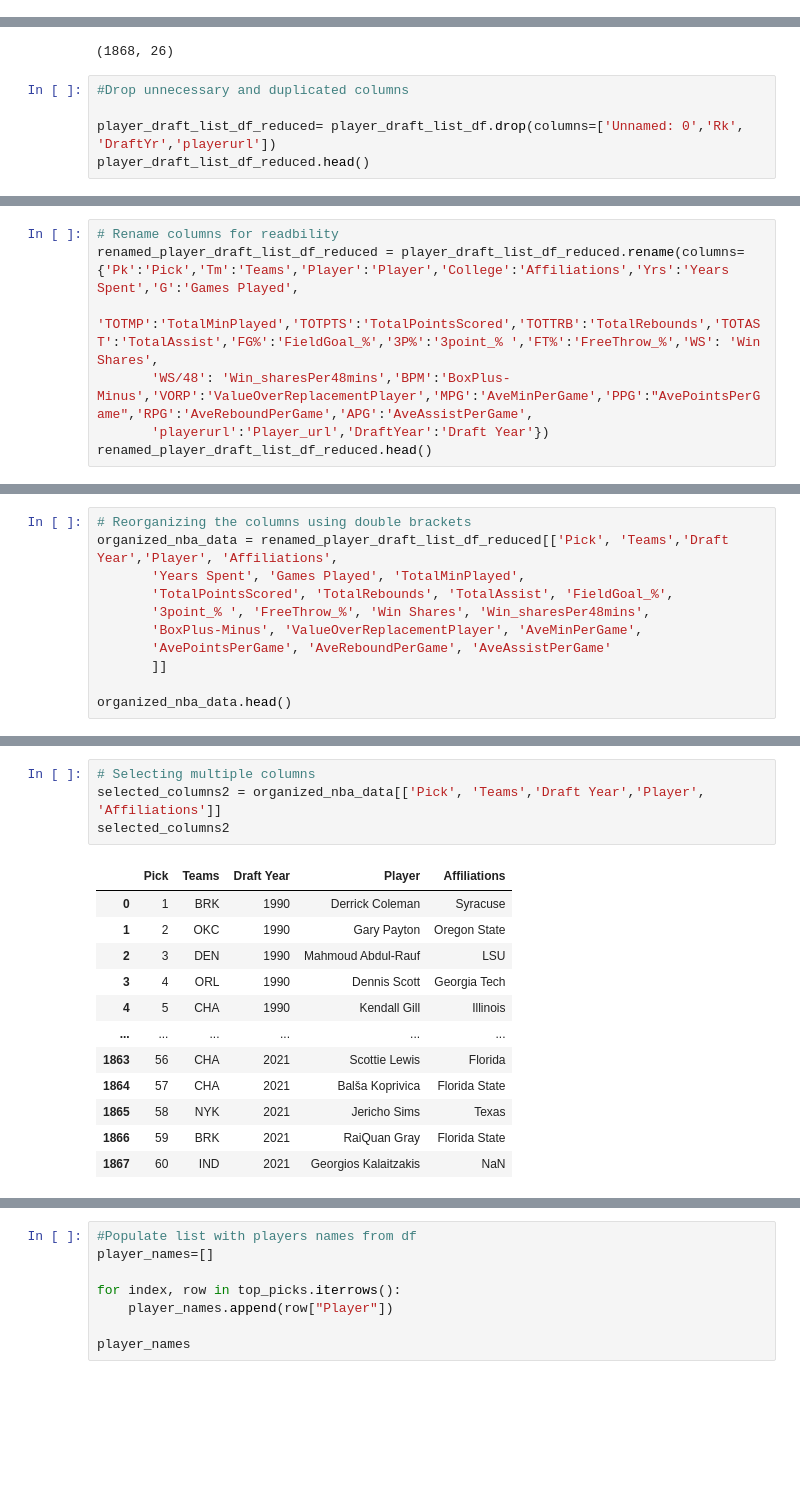
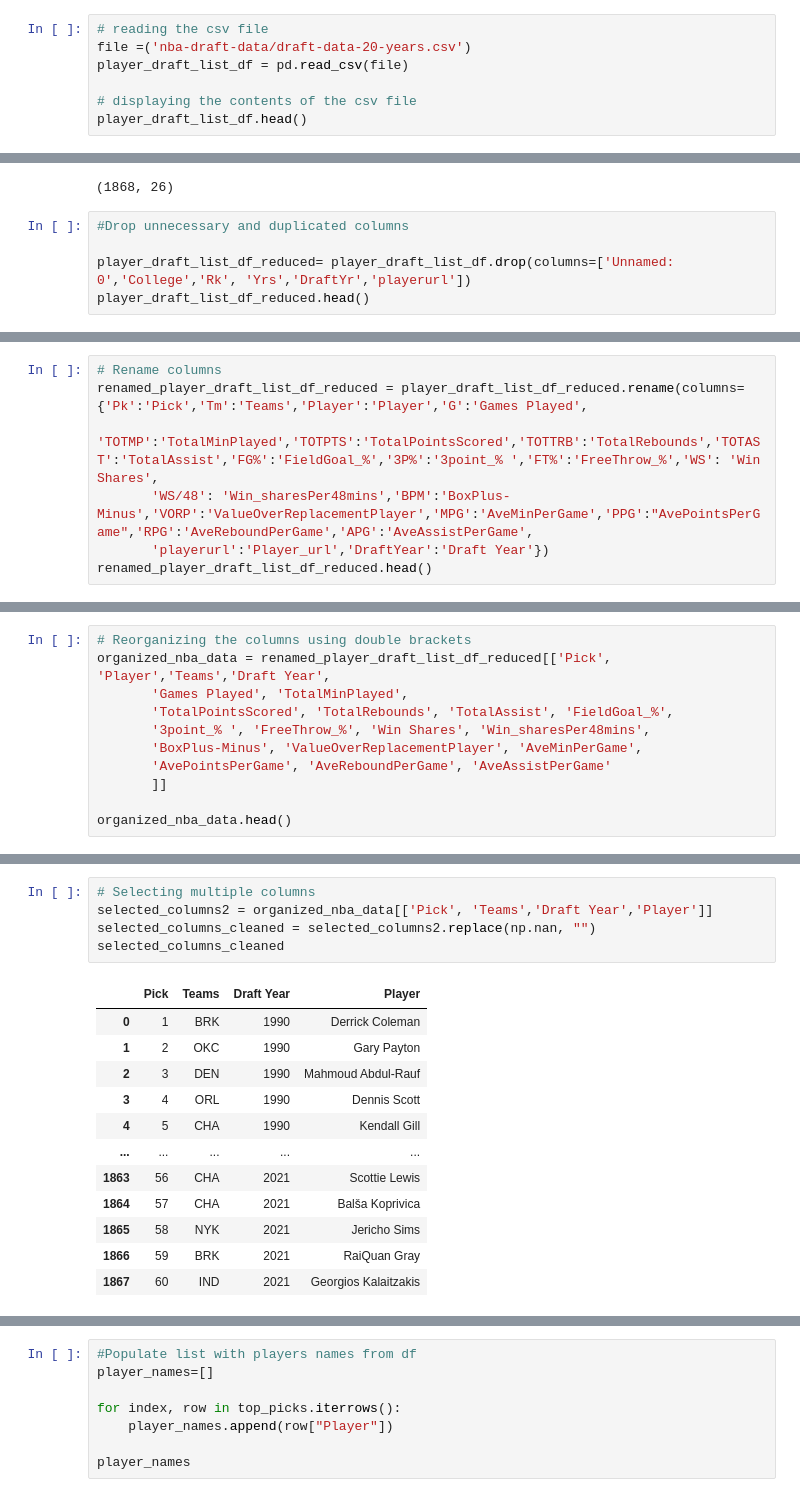
Before and after one commit to YoussoufIY/NBA-Draft-Analysis, a Jupyter notebook: NBA Project.ipynb, the cells around one changed output, grey strips where cells are left out. Drawn from its saved outputs; the diff is of its cells as text; blank space fills up the shorter version.

```diff
--- a/NBA Project.ipynb
+++ b/NBA Project.ipynb
@@ -19,0 +45,7 @@ player_draft_list_df.head()
+# %%
+# reading the csv file
+file =('nba-draft-data/draft-data-20-years.csv')
+player_draft_list_df = pd.read_csv(file)
+
+# displaying the contents of the csv file
+player_draft_list_df.head()
@@ -52,6 +92,6 @@ memory usage: 379.6+ KB
 # %%
 #Drop unnecessary and duplicated columns
 
-player_draft_list_df_reduced= player_draft_list_df.drop(columns=['Unnamed: 0','Rk', 'DraftYr','playerurl'])
+player_draft_list_df_reduced= player_draft_list_df.drop(columns=['Unnamed: 0','College','Rk', 'Yrs','DraftYr','playerurl'])
 player_draft_list_df_reduced.head()
 # %% [output]
@@ -65,6 +104,6 @@ player_draft_list_df_reduced.head()
 # %%
-# Rename columns for readbility
-renamed_player_draft_list_df_reduced = player_draft_list_df_reduced.rename(columns={'Pk':'Pick','Tm':'Teams','Player':'Player','College':'Affiliations','Yrs':'Years Spent','G':'Games Played',
+# Rename columns
+renamed_player_draft_list_df_reduced = player_draft_list_df_reduced.rename(columns={'Pk':'Pick','Tm':'Teams','Player':'Player','G':'Games Played',
        'TOTMP':'TotalMinPlayed','TOTPTS':'TotalPointsScored','TOTTRB':'TotalRebounds','TOTAST':'TotalAssist','FG%':'FieldGoal_%','3P%':'3point_% ','FT%':'FreeThrow_%','WS': 'Win Shares',
        'WS/48': 'Win_sharesPer48mins','BPM':'BoxPlus-Minus','VORP':'ValueOverReplacementPlayer','MPG':'AveMinPerGame','PPG':"AvePointsPerGame",'RPG':'AveReboundPerGame','APG':'AveAssistPerGame',
        'playerurl':'Player_url','DraftYear':'Draft Year'})
@@ -80,7 +118,7 @@ renamed_player_draft_list_df_reduced.head()
 # %%
 # Reorganizing the columns using double brackets
-organized_nba_data = renamed_player_draft_list_df_reduced[['Pick', 'Teams','Draft Year','Player', 'Affiliations',
-       'Years Spent', 'Games Played', 'TotalMinPlayed',
+organized_nba_data = renamed_player_draft_list_df_reduced[['Pick', 'Player','Teams','Draft Year',
+       'Games Played', 'TotalMinPlayed',
        'TotalPointsScored', 'TotalRebounds', 'TotalAssist', 'FieldGoal_%',
        '3point_% ', 'FreeThrow_%', 'Win Shares', 'Win_sharesPer48mins',
        'BoxPlus-Minus', 'ValueOverReplacementPlayer', 'AveMinPerGame',
@@ -145,18 +186,19 @@ organized_nba_data2
 1868 rows × 17 columns
 # %%
 # Selecting multiple columns
-selected_columns2 = organized_nba_data[['Pick', 'Teams','Draft Year','Player', 'Affiliations']]
-selected_columns2
+selected_columns2 = organized_nba_data[['Pick', 'Teams','Draft Year','Player']]
+selected_columns_cleaned = selected_columns2.replace(np.nan, "")
+selected_columns_cleaned
 # %% [output]
-|  | Pick | Teams | Draft Year | Player | Affiliations |
-| 0 | 1 | BRK | 1990 | Derrick Coleman | Syracuse |
-| 1 | 2 | OKC | 1990 | Gary Payton | Oregon State |
-| 2 | 3 | DEN | 1990 | Mahmoud Abdul-Rauf | LSU |
-| 3 | 4 | ORL | 1990 | Dennis Scott | Georgia Tech |
-| 4 | 5 | CHA | 1990 | Kendall Gill | Illinois |
-| ... | ... | ... | ... | ... | ... |
-| 1863 | 56 | CHA | 2021 | Scottie Lewis | Florida |
-| 1864 | 57 | CHA | 2021 | Balša Koprivica | Florida State |
-| 1865 | 58 | NYK | 2021 | Jericho Sims | Texas |
-| 1866 | 59 | BRK | 2021 | RaiQuan Gray | Florida State |
-| 1867 | 60 | IND | 2021 | Georgios Kalaitzakis | NaN |
+|  | Pick | Teams | Draft Year | Player |
+| 0 | 1 | BRK | 1990 | Derrick Coleman |
+| 1 | 2 | OKC | 1990 | Gary Payton |
+| 2 | 3 | DEN | 1990 | Mahmoud Abdul-Rauf |
+| 3 | 4 | ORL | 1990 | Dennis Scott |
+| 4 | 5 | CHA | 1990 | Kendall Gill |
+| ... | ... | ... | ... | ... |
+| 1863 | 56 | CHA | 2021 | Scottie Lewis |
+| 1864 | 57 | CHA | 2021 | Balša Koprivica |
+| 1865 | 58 | NYK | 2021 | Jericho Sims |
+| 1866 | 59 | BRK | 2021 | RaiQuan Gray |
+| 1867 | 60 | IND | 2021 | Georgios Kalaitzakis |
```
Also changed, not shown: parts of 28 cells of this notebook, 1 other file.
